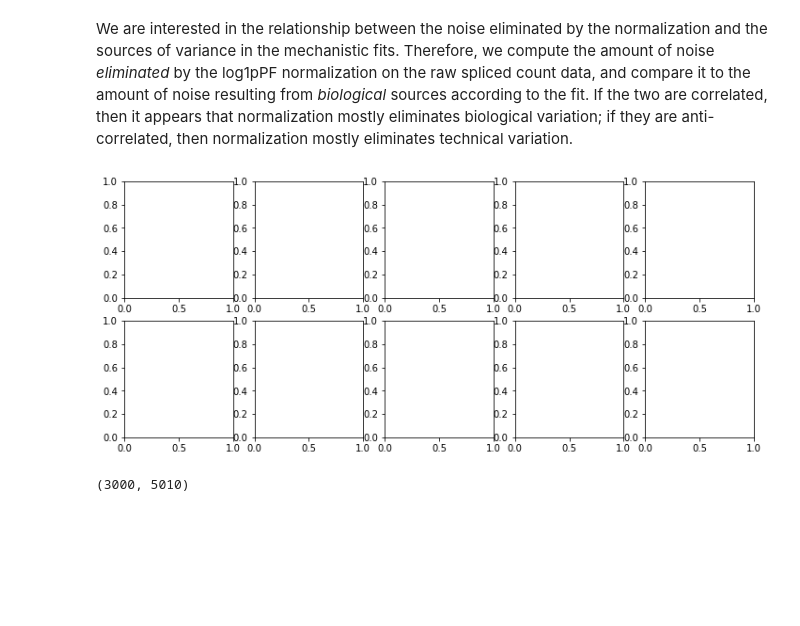
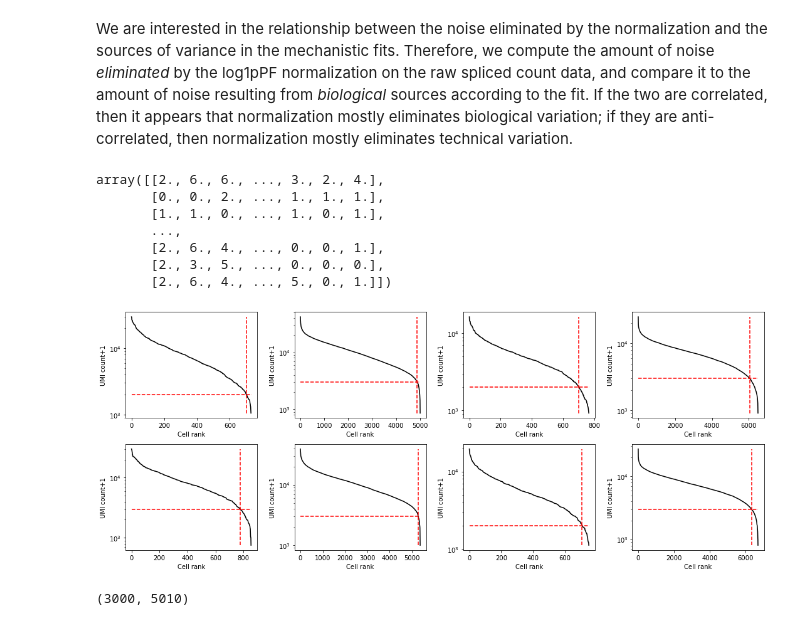
Before and after one commit to gennadygorin/seq-cme-technoise, a Jupyter notebook: gg220527_var_decomp.ipynb, the cells around one changed output. Cells and saved outputs as stored; diff of their text form; code cells hidden in the pictures; blank space fills up the shorter version.

```diff
--- a/gg220527_var_decomp.ipynb
+++ b/gg220527_var_decomp.ipynb
@@ -77,11 +82,23 @@ We are interested in the relationship between the noise eliminated by the normal
+# %%
+sd_arr[0].S
+# %% [output]
+array([[2., 6., 6., ..., 3., 2., 4.],
+       [0., 0., 2., ..., 1., 1., 1.],
+       [1., 1., 0., ..., 1., 0., 1.],
+       ...,
+       [2., 6., 4., ..., 0., 0., 1.],
+       [2., 3., 5., ..., 0., 0., 0.],
+       [2., 6., 4., ..., 5., 0., 1.]])
 # %%
-fig1,ax1 = plt.subplots(2,5,figsize=(15,8))
+sz=(2,4)
+fig1,ax1 = plt.subplots(sz[0],sz[1],figsize=(15,6))
+thr = [2e3, 3e3, 2e3, 3e3, 3e3, 3e3, 2e3, 3e3]
 for j in range(n_datasets):
-    np.unravel_index(i_,(2,5))
-    sd_arr[j].knee_plot(ax1=ax1[axloc],)
+    axloc=np.unravel_index(j,sz)
+    sd_arr[j].knee_plot(ax1=ax1[axloc],thr=thr[j],viz=True)
 fig1.tight_layout()
 # %% [output]
-[figure, old version]
+[figure, new version]
 # %%
 sd_arr[1].S.shape
 # %% [output]
```
Also changed, not shown: parts of 10 cells of this notebook.
